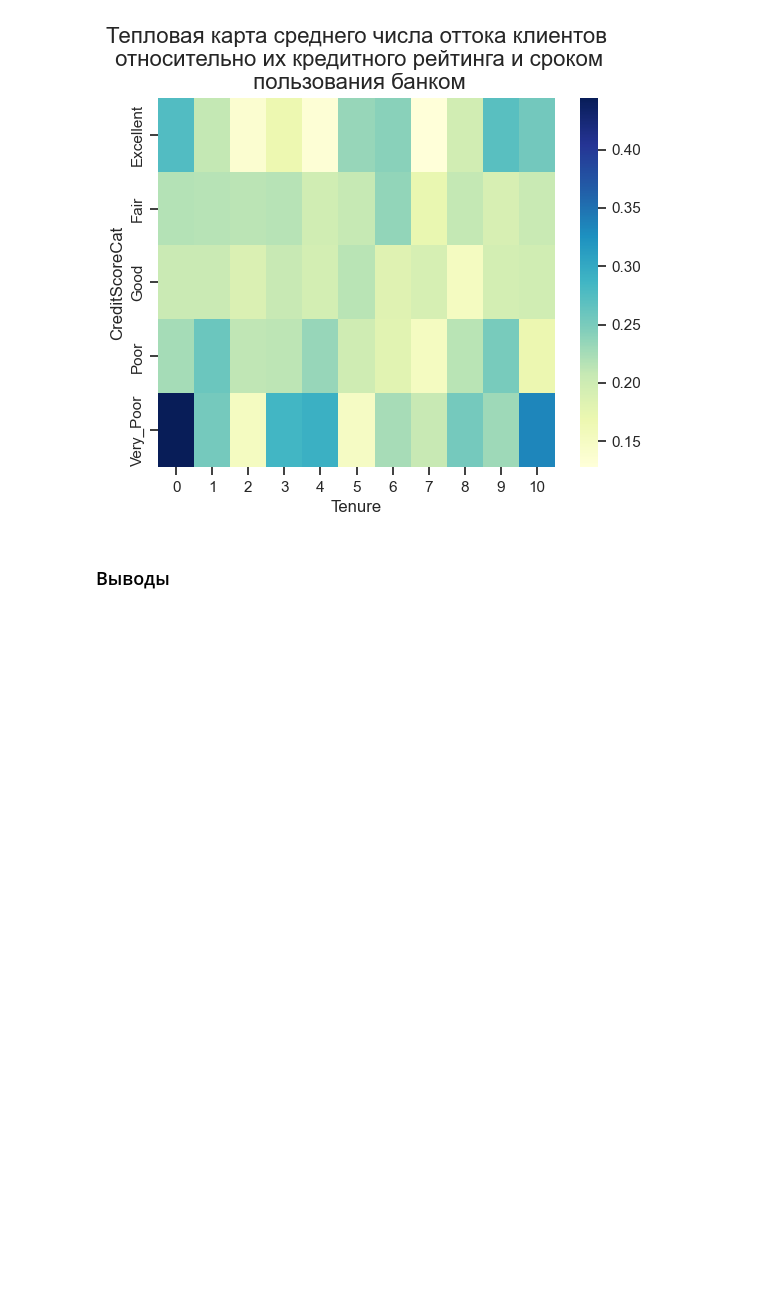
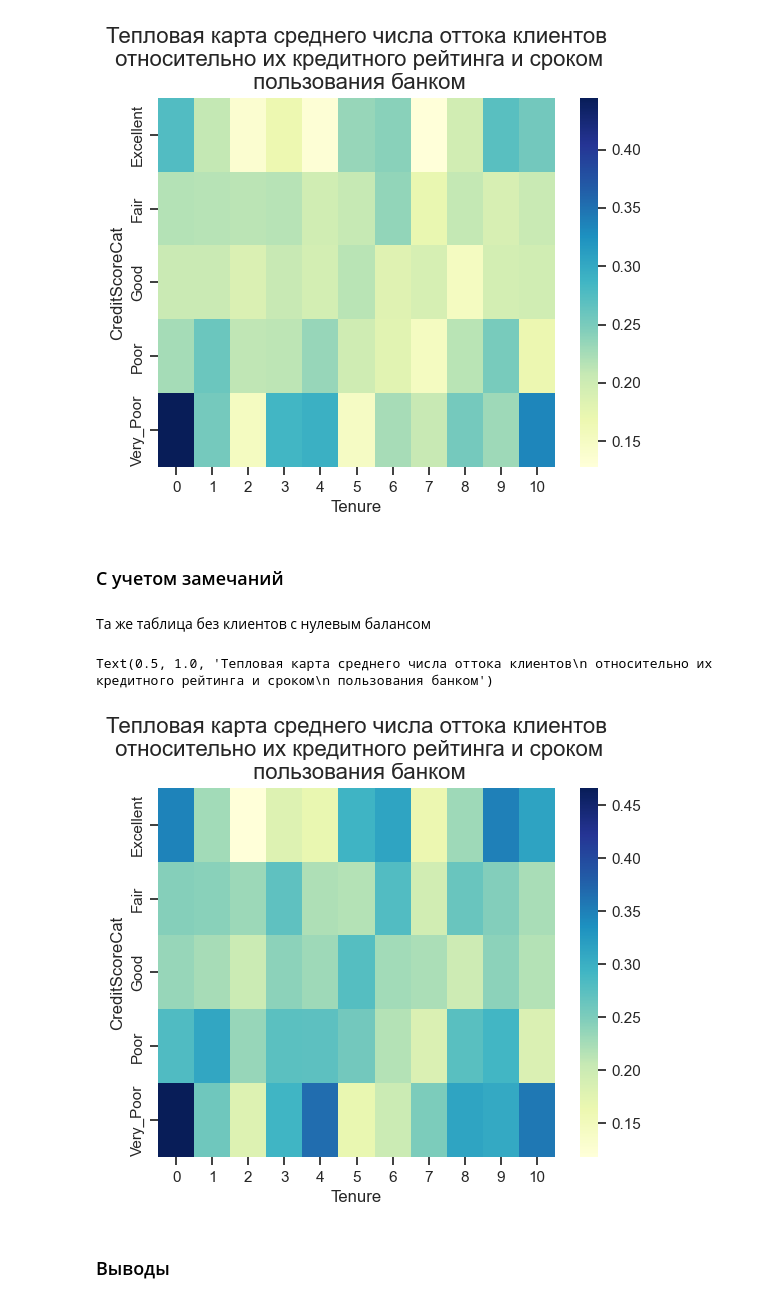
Before and after one commit to AndreiDS63/sf_data_science, a Jupyter notebook: practice/Python-13 Visualization/9_consolidation.ipynb, the cells around one changed output. Saved outputs shown, nothing was run; the diff lists cells and outputs as text; code cells hidden in the pictures; blank space fills up the shorter version.

```diff
--- a/practice/Python-13 Visualization/9_consolidation.ipynb
+++ b/practice/Python-13 Visualization/9_consolidation.ipynb
@@ -389,6 +476,26 @@ heatmap.set_title('Тепловая карта среднего числа от
 # %% [output]
 Text(0.5, 1.0, 'Тепловая карта среднего числа оттока клиентов\n относительно их кредитного рейтинга и сроком\n пользования банком')
 [figure]
+# %% [markdown]
+### С учетом замечаний
+# %% [markdown]
+Та же таблица без клиентов с нулевым балансом
+# %%
+tenure_churn_with_money = churn_df[churn_df['Balance'] > 0].pivot_table(
+    values='Exited',
+    index='CreditScoreCat',
+    columns='Tenure',
+    aggfunc='mean',
+)
+
+heatmap = sns.heatmap(
+    data=tenure_churn_with_money,
+    cmap='YlGnBu'
+)
+heatmap.set_title('Тепловая карта среднего числа оттока клиентов\n относительно их кредитного рейтинга и сроком\n пользования банком', fontsize=16)
+# %% [output]
+Text(0.5, 1.0, 'Тепловая карта среднего числа оттока клиентов\n относительно их кредитного рейтинга и сроком\n пользования банком')
+[figure, added]
 # %% [markdown]
 ### Выводы
 # %% [markdown]
```
Also changed, not shown: parts of 10 cells of this notebook, 1 other file.
